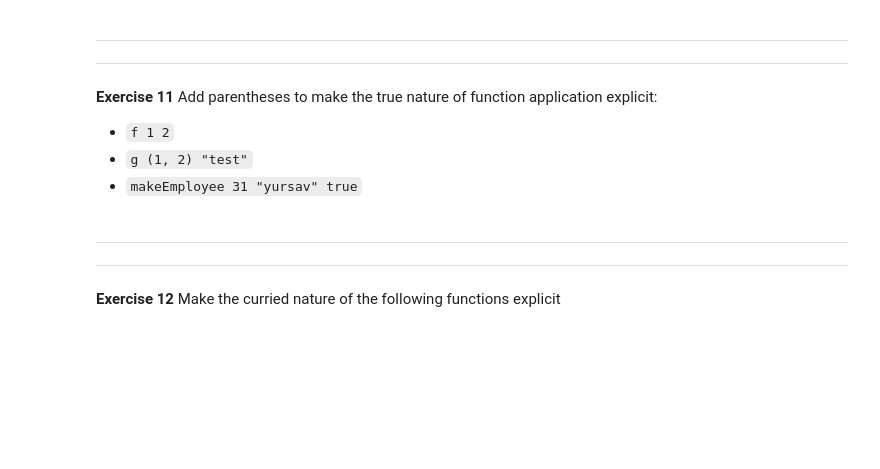
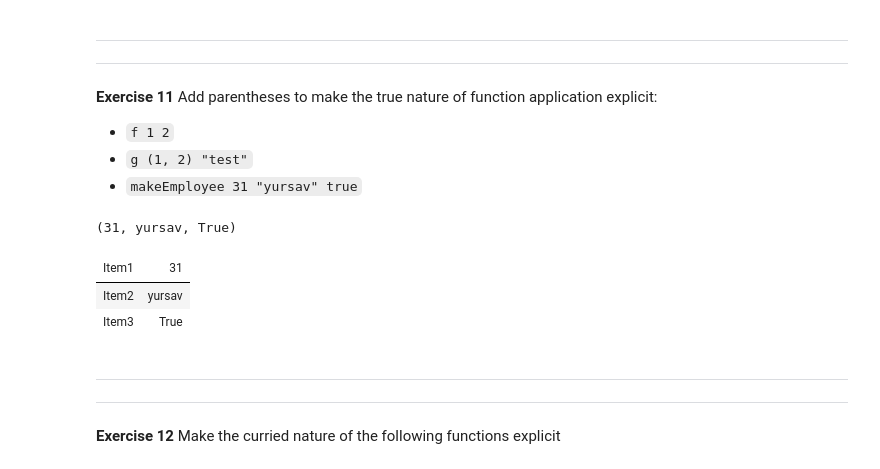
Before and after one commit to IntissarJ/FPROGHW, a Jupyter notebook: 02-functions-as-values.ipynb, the cells around one changed output. Cells and saved outputs as stored; diff of their text form; code cells hidden in the pictures; blank space fills up the shorter version.

```diff
--- a/02-functions-as-values.ipynb
+++ b/02-functions-as-values.ipynb
@@ -240,7 +248,21 @@ application explicit:
 -   `g (1, 2) "test"`
 -   `makeEmployee 31 "yursav" true`
 # %%
-// your code here
+let f (a) (b) = a + b
+(f 1) 2
+
+let g (a, b) c = a + b , c
+
+(g (1,2)) "test"
+
+let makeEmployee (a) (b) (c) = a , b , c
+
+makeEmployee 31 "yursav" true
+# %% [output]
+(31, yursav, True)
+| Item1 | 31 |
+| Item2 | yursav |
+| Item3 | True |
 # %% [markdown]
 ------------------------------------------------------------------------
 
```
Also changed, not shown: parts of 15 cells of this notebook.
